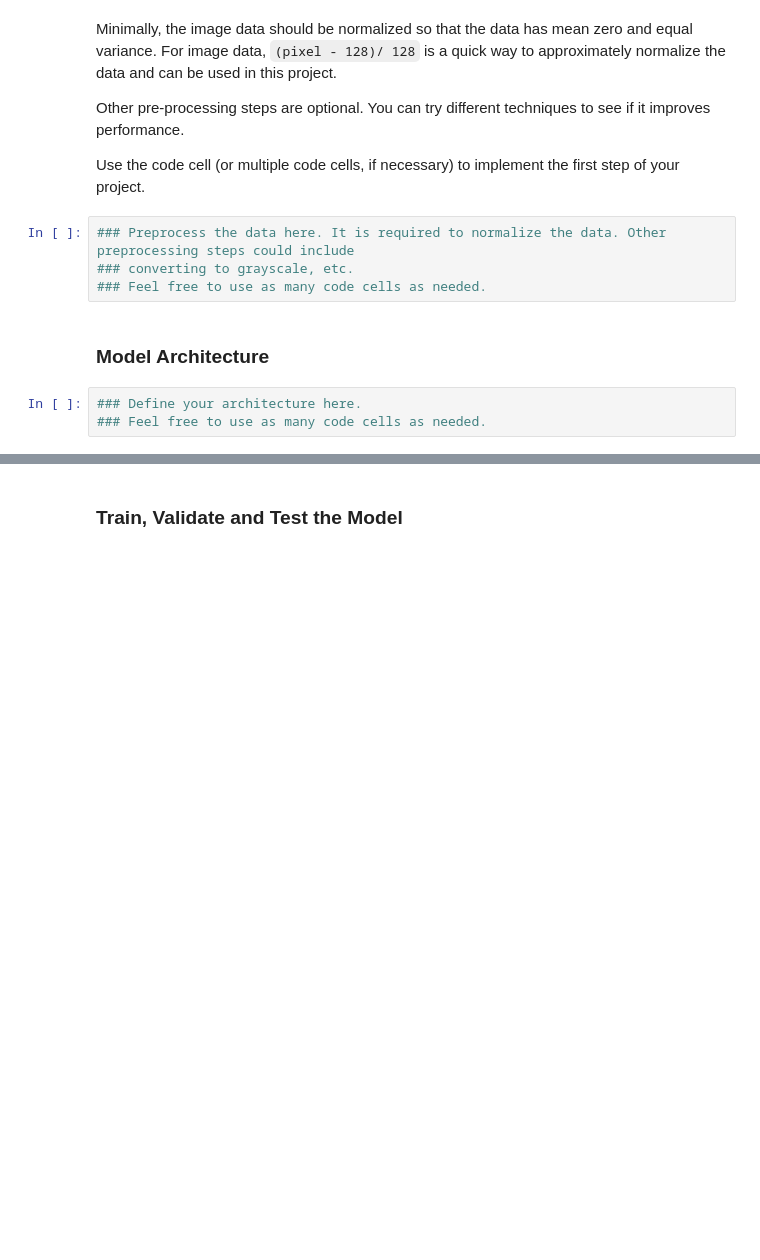
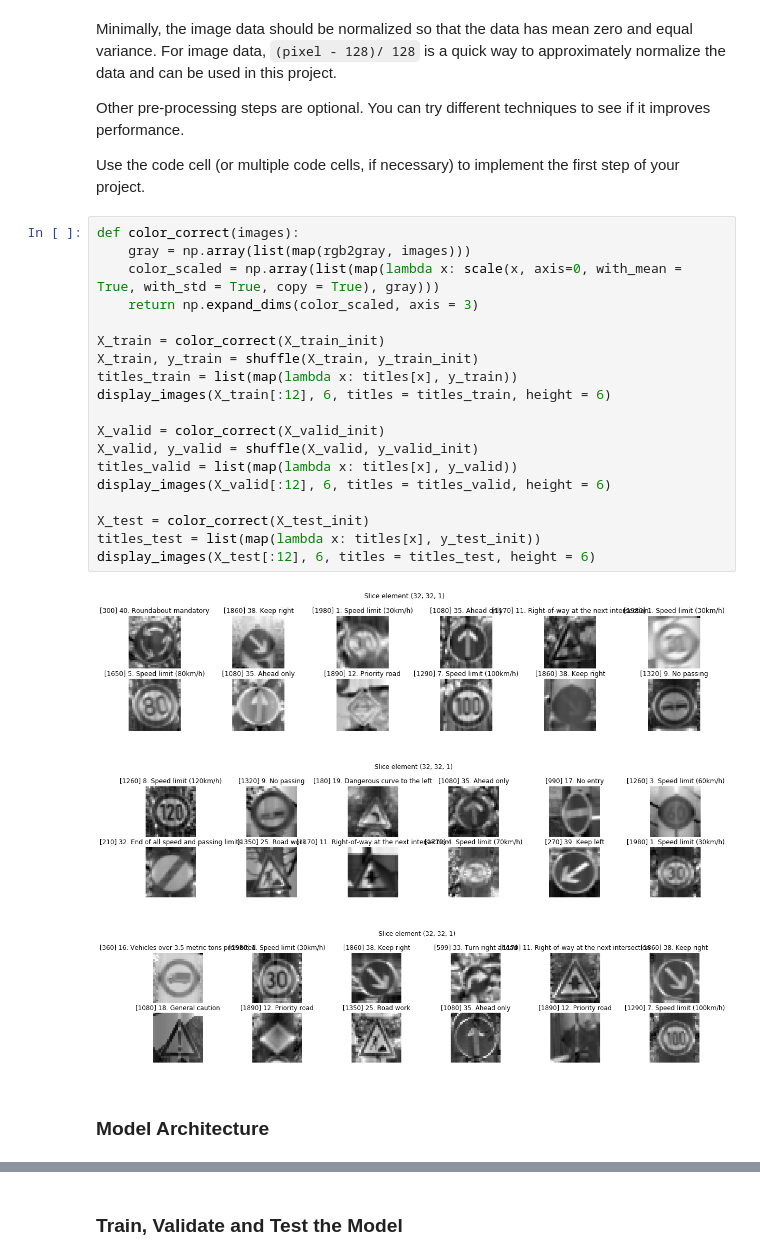
Before and after one commit to dmytronasyrov/CarND-Traffic-Sign-Classifier-Project, a Jupyter notebook: Traffic_Sign_Classifier.ipynb, the cells around one changed output, grey strips where cells are left out. Cells and saved outputs as stored; diff of their text form; blank space fills up the shorter version.

```diff
--- a/Traffic_Sign_Classifier.ipynb
+++ b/Traffic_Sign_Classifier.ipynb
@@ -234,12 +258,28 @@ Minimally, the image data should be normalized so that the data has mean zero an
 Other pre-processing steps are optional. You can try different techniques to see if it improves performance.
 
 Use the code cell (or multiple code cells, if necessary) to implement the first step of your project.
-# %%
-### Preprocess the data here. It is required to normalize the data. Other preprocessing steps could include
-### converting to grayscale, etc.
-### Feel free to use as many code cells as needed.
+# %%
+def color_correct(images):
+    gray = np.array(list(map(rgb2gray, images)))
+    color_scaled = np.array(list(map(lambda x: scale(x, axis=0, with_mean = True, with_std = True, copy = True), gray)))
+    return np.expand_dims(color_scaled, axis = 3)
+
+X_train = color_correct(X_train_init)
+X_train, y_train = shuffle(X_train, y_train_init)
+titles_train = list(map(lambda x: titles[x], y_train))
+display_images(X_train[:12], 6, titles = titles_train, height = 6)
+
+X_valid = color_correct(X_valid_init)
+X_valid, y_valid = shuffle(X_valid, y_valid_init)
+titles_valid = list(map(lambda x: titles[x], y_valid))
+display_images(X_valid[:12], 6, titles = titles_valid, height = 6)
+
+X_test = color_correct(X_test_init)
+titles_test = list(map(lambda x: titles[x], y_test_init))
+display_images(X_test[:12], 6, titles = titles_test, height = 6)
+# %% [output]
+[figure, added]
+[figure, added]
+[figure, added]
 # %% [markdown]
 ### Model Architecture
-# %%
-### Define your architecture here.
-### Feel free to use as many code cells as needed.
```
Also changed, not shown: parts of 13 cells of this notebook, 5 other files.
